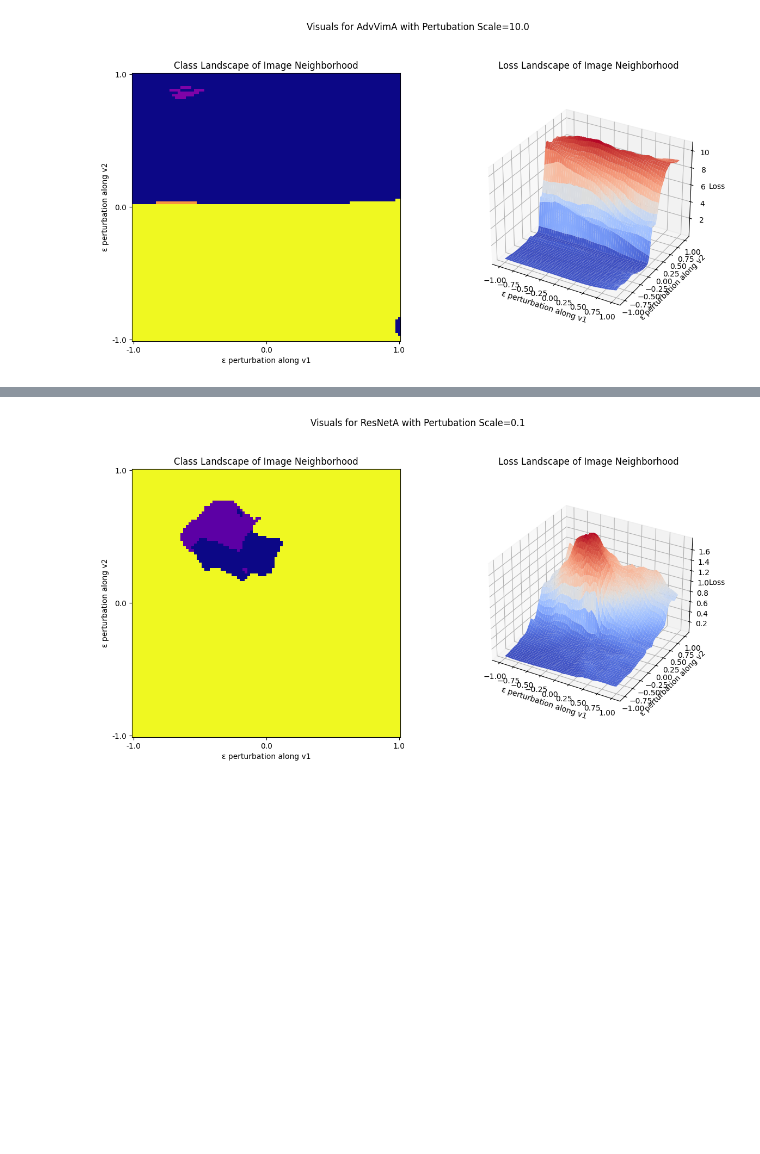
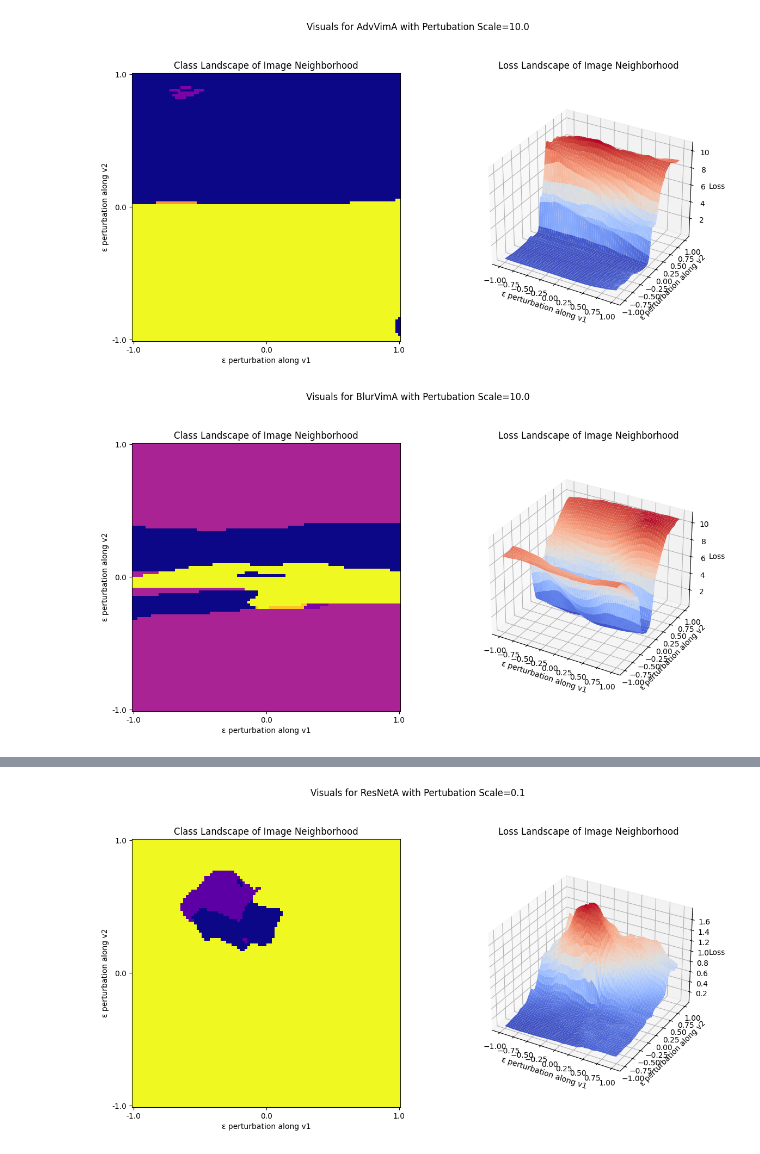
Before and after one commit to duedahl/AdversarialRobustness, a Jupyter notebook: landscapeVisuals.ipynb, the cells around one changed output, grey strips where cells are left out. Saved outputs shown, nothing was run; the diff lists cells and outputs as text; code cells hidden in the pictures; blank space fills up the shorter version.

```diff
--- a/landscapeVisuals.ipynb
+++ b/landscapeVisuals.ipynb
@@ -241,6 +252,11 @@ X1, Y1, lossgrid1, classgrid1 = calcGrids(model1, image, label, scale=scale, num
 plotBoth(X1, Y1, lossgrid1, classgrid1, title=f"Visuals for AdvVimA with Pertubation Scale={scale}")
 # %% [output]
 [figure]
+# %%
+X2, Y2, lossgrid2, classgrid2 = calcGrids(model0, blurred, label, scale=scale, num_points=numpoints, directions=(grad0, randvec))
+plotBoth(X2, Y2, lossgrid2, classgrid2, title=f"Visuals for BlurVimA with Pertubation Scale={scale}")
+# %% [output]
+[figure, added]
 # %%
 # Load model0 (before adversarial training)
 model0, processor = lv.prepareDownstreamResnet()
```
Also changed, not shown: parts of 5 cells of this notebook.
